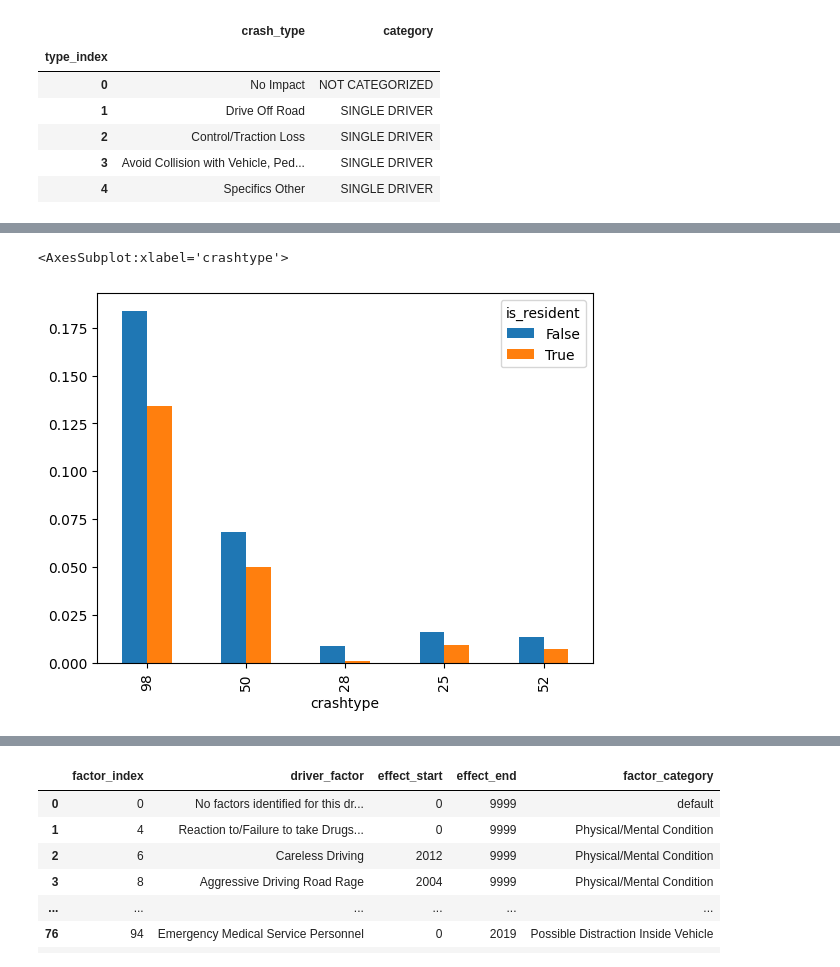
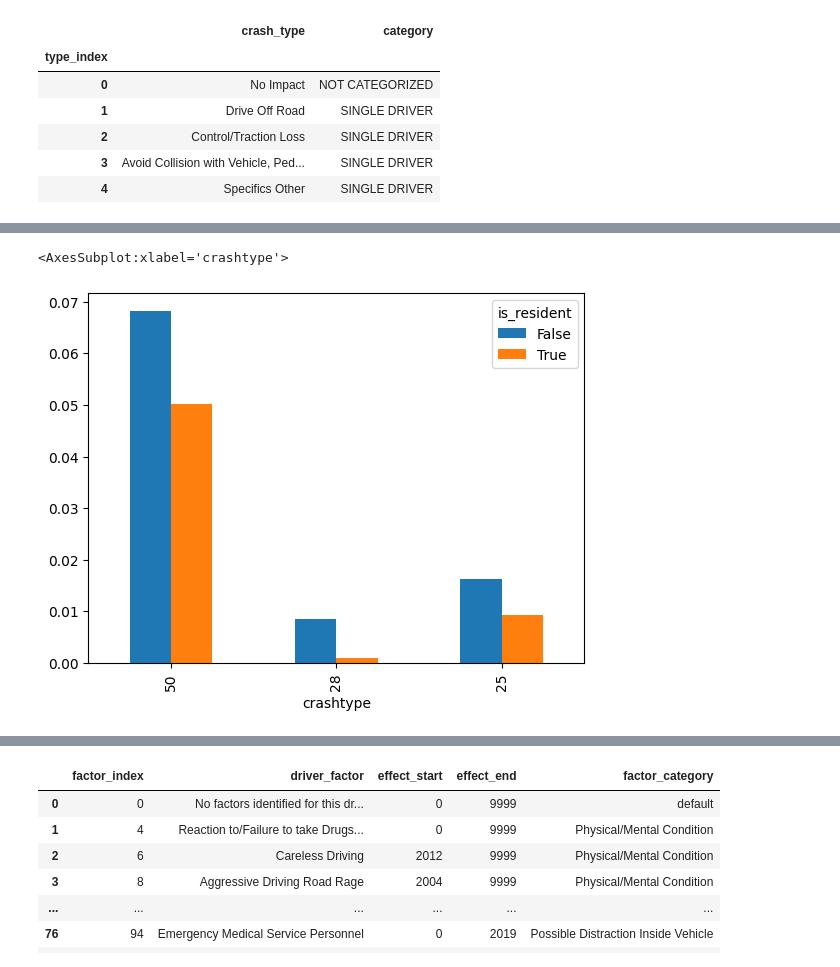
Before and after one commit to Chacoon3/Info-Challenge-2023, a Jupyter notebook: code_py/analysis.ipynb, the cells around one changed output, grey strips where cells are left out. Drawn from its saved outputs; the diff is of its cells as text; code cells hidden in the pictures.

```diff
--- a/code_py/analysis.ipynb
+++ b/code_py/analysis.ipynb
@@ -167,10 +167,9 @@ df_data_crash
 df_crash_pivoted = df_data_crash.pivot(
     index='crashtype', columns='is_resident', values=['case_proportion'])
 
-df_crash_pivoted['diff'] = df_crash_pivoted[(
+df_crash_pivoted['prop_diff'] = df_crash_pivoted[(
     'case_proportion', False)] - df_crash_pivoted[('case_proportion', True)]
-df_crash_pivoted.sort_values(by='diff', ascending=False, inplace=True)
-df_crash_pivoted.drop(axis=1, labels='diff', inplace=True)
+df_crash_pivoted.sort_values(by='prop_diff', ascending=False, inplace=True)
 df_crash_pivoted = df_crash_pivoted.fillna(0)
 
 df_crash_pivoted['crashtype_eng'] = df_crash_pivoted.index.map(map_crashtype_eng)
@@ -187,5 +189,5 @@ df_crash_pivoted[:5]
 # %%
-df_crash_pivoted.case_proportion[:5].plot(kind = 'bar')
+df_crash_pivoted.case_proportion[1:4].plot(kind = 'bar')
 # %% [output]
 <AxesSubplot:xlabel='crashtype'>
-[figure, old version]
+[figure, new version]
```
Also changed, not shown: parts of 15 cells of this notebook, 1 other file.
